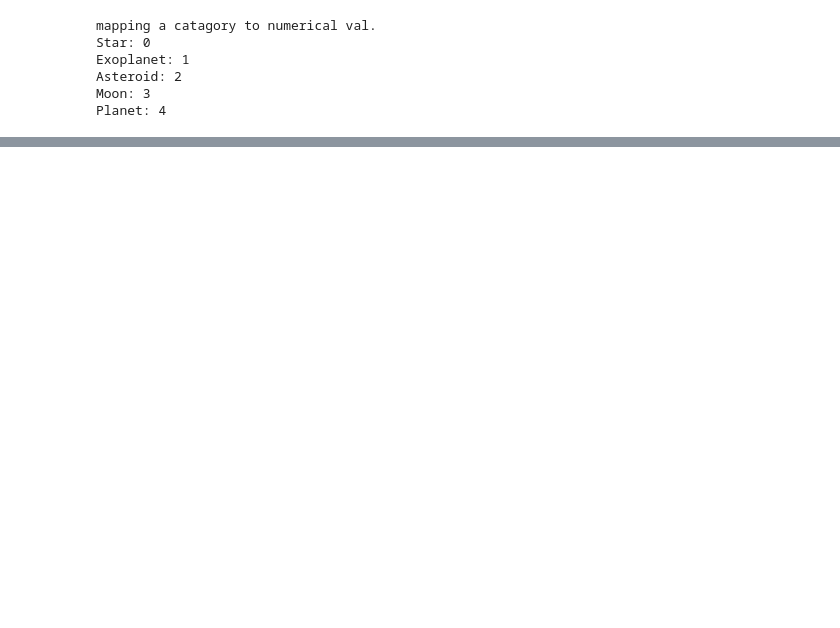
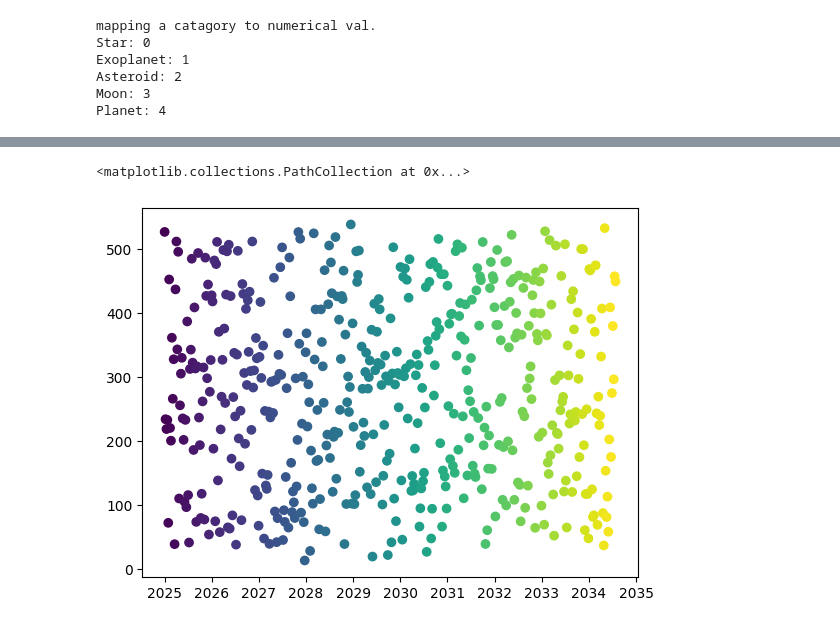
Before and after one commit to up2107120/up2107120-ACT-CW2-repo, a Jupyter notebook: ACT_CW_space-missions.ipynb, the cells around one changed output, grey strips where cells are left out. Drawn from its saved outputs; the diff is of its cells as text; code cells hidden in the pictures; blank space fills up the shorter version.

Commit message:
Second commit message: updated dataset with numerical values replacing non-numerical values

```diff
--- a/ACT_CW_space-missions.ipynb
+++ b/ACT_CW_space-missions.ipynb
@@ -69,3 +69,27 @@ data.head()
 | 2 | MSN-0003 | Mission-3 | 2025-01-15 | Asteroid | Mars | Exploration | 49.22 | ... |
 | 3 | MSN-0004 | Mission-4 | 2025-01-22 | Exoplanet | Titan | Colonization | 26.33 | ... |
 | 4 | MSN-0005 | Mission-5 | 2025-01-29 | Exoplanet | Proxima b | Mining | 8.67 | ... |
+# %%
+#also changing all other non mumerical values to numerical values
+#this includes columns: 'Mission Type', 'Target Name' and 'launch vehicle'
+
+target_names= data_aug['Target Name'].unique()#giving each unique target name a numerical value
+mission_types = data_aug['Mission Type'].unique()
+launch_vehicle = data_aug['Launch Vehicle'].unique()
+target_name_map= {target: idx for idx, target in enumerate(target_names)}#maps target type to numerical val using enumerate each iteration
+mission_types_map= {mission: idx for idx, mission in enumerate(mission_types)}
+launch_vehicle_map= {vehicle: idx for idx, vehicle in enumerate(launch_vehicle)}
+
+for category, value in target_name_map.items():#print the key
+    print(f"{category}: {value}")
+print("\n")
+for category, value in mission_types_map.items():#print the key
+    print(f"{category}: {value}")
+print("\n")
+for category, value in launch_vehicle_map.items():#print the key
+    print(f"{category}: {value}")
+
+data_aug['Target Name'] = data_aug['Target Name'].map(target_name_map)
+data_aug['Mission Type'] = data_aug['Mission Type'].map(mission_types_map)
+data_aug['Launch Vehicle'] = data_aug['Launch Vehicle'].map(launch_vehicle_map)
+data_aug.head()
@@ -71,0 +122,8 @@ data.head()
+# %%
+#using G4G, I am adapting the to_datetime func to change the launch date to a plotable value https://www.geeksforgeeks.org/python/python-pandas-to_datetime/
+data_aug['Launch Date'] = pd.to_datetime(data_aug['Launch Date'])#changing to datetime format
+# %%
+plt.scatter(data_aug['Launch Date'], data_aug['Mission Cost (billion USD)'],c = np.linspace(0, 1, len(data_aug)), cmap='viridis')
+# %% [output]
+<matplotlib.collections.PathCollection at 0x...>
+[figure, added]
```
Also changed, not shown: parts of 1 cell of this notebook.
